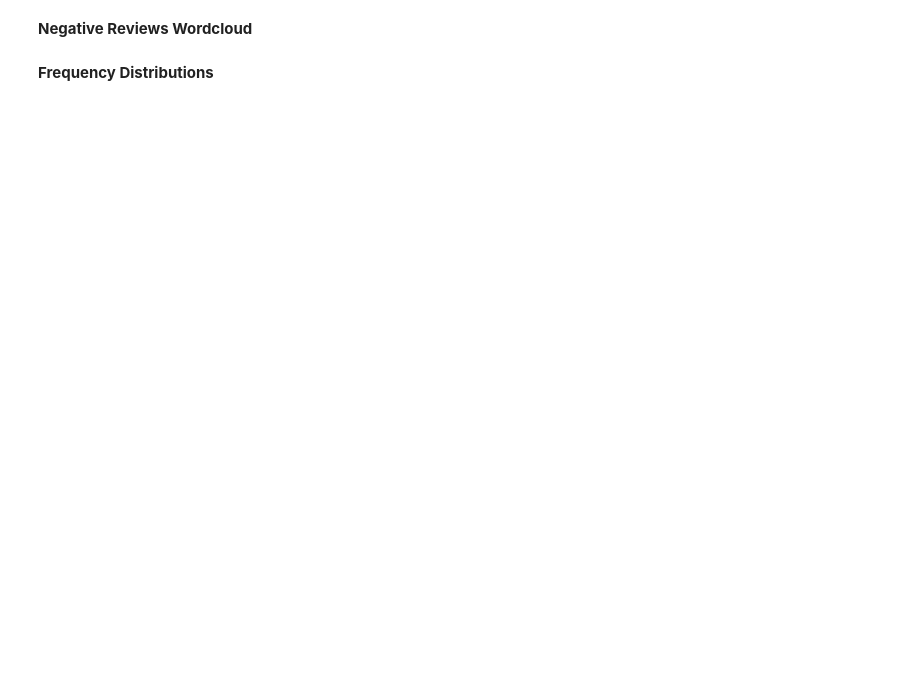
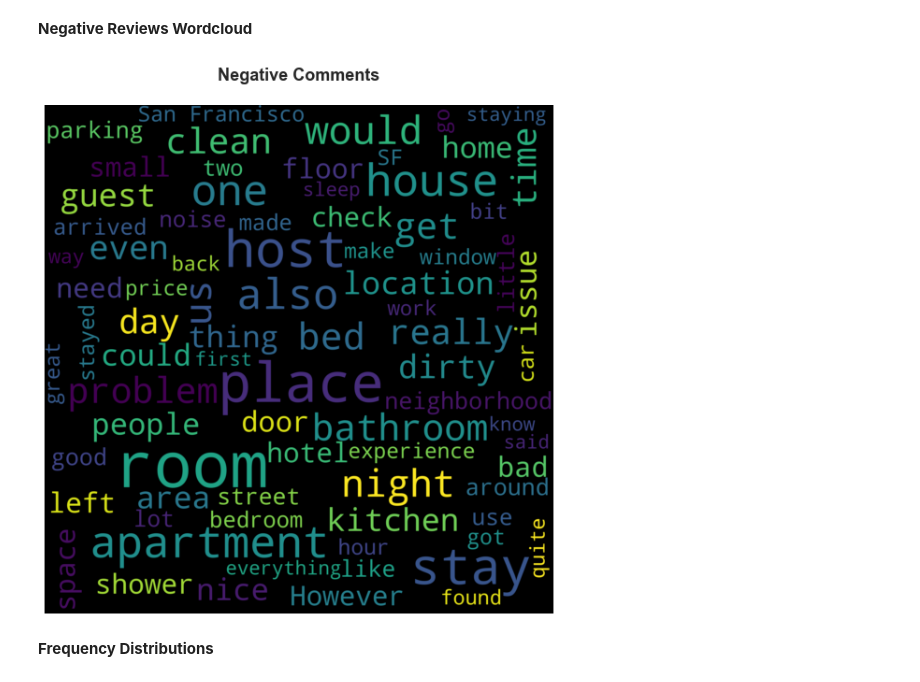
Before and after one commit to KishenSharma6/Airbnb-Analysis, a Jupyter notebook: Project Codes/05. Modeling/2020_0207_Reviews_NLP.ipynb, the cells around one changed output. Saved outputs shown, nothing was run; the diff lists cells and outputs as text; code cells hidden in the pictures; blank space fills up the shorter version.

```diff
--- a/Project Codes/05. Modeling/2020_0207_Reviews_NLP.ipynb
+++ b/Project Codes/05. Modeling/2020_0207_Reviews_NLP.ipynb
@@ -137,15 +139,17 @@ plt.show()
 **Negative Reviews Wordcloud**
 # %%
 #Create wordcloud for postive reviews
-wordcloud = WordCloud(max_font_size=400, max_words=75, background_color="lavender",stopwords=stop_words,
-                      width= 3000, height = 3000).generate(str(neg_comments))
+wordcloud = WordCloud(max_font_size=500, max_words=80, background_color="black",stopwords=stop_words,
+                      width= 4000, height = 4000).generate(str(neg_comments))
 
 #Plot data and set plot aesthetics
 plt.figure(figsize=(12, 10))
 plt.imshow(wordcloud, interpolation = 'bilinear')
 plt.axis("off")
 plt.title('Negative Comments\n', fontsize=18, fontweight='bold')
 plt.show()
+# %% [output]
+[figure, added]
 # %% [markdown]
 **Frequency Distributions**
 # %%
```
Also changed, not shown: parts of 25 cells of this notebook.
